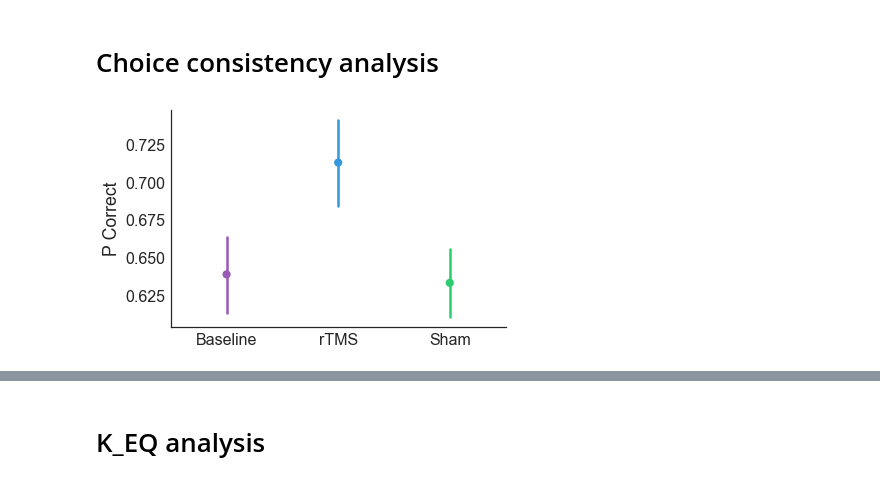
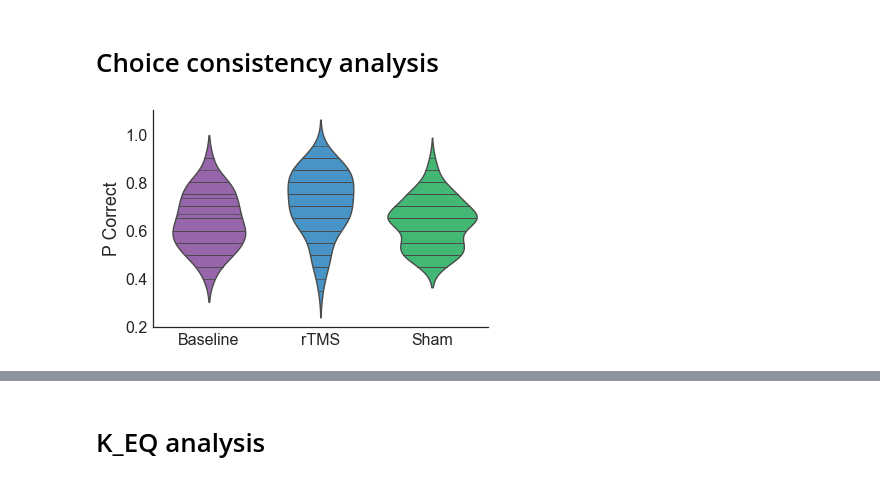
Before and after one commit to iancballard/tms_discounting, a Jupyter notebook: analyze_data.ipynb, the cells around one changed output, grey strips where cells are left out. Cells and saved outputs as stored; diff of their text form; code cells hidden in the pictures.

```diff
--- a/analyze_data.ipynb
+++ b/analyze_data.ipynb
@@ -796,25 +779,28 @@ results_df = results_df.reset_index()
 # %%
 tms_map = {'Pre':'Baseline', 'Sham':'Sham', 'TMS':'rTMS'}
 results_df['tms_fig'] = [tms_map[x] for x in results_df['tms']]
 exp_map = {'Ctrl':'Control', 'Hidden Zero':'Hidden Zero', 'Magnitude':'Magnitude'}
 results_df['exp_fig'] = [exp_map[x] for x in results_df['exp']]
+results_df['p_corr_within'] = results_df.groupby('sub').p_corr.transform(remove_intercept_variance,
+                                                                  results_df.p_corr.mean())
 
 sns.set_context('paper',font_scale = 2,rc={"figure.figsize": (14, 7)})
 sns.set_style("white")
-ax = sns.pointplot(x = 'tms_fig',
+ax = sns.violinplot(x = 'tms_fig',
             y = 'p_corr',
+            inner="stick",
 #             hue = 'exp_fig',
 #             order = ['Baseline','Sham','rTMS'],
             data = results_df,
             dodge = .05,
             palette = flatui,
             kwargs = {'error_kw':dict(ecolor='gray')})
 sns.despine()
 plt.ylabel('P Correct')
 plt.xlabel('')
 # l = ax.legend()
 # l.set_title('')
 plt.legend(bbox_to_anchor=(.9, .7), loc=2, borderaxespad=0.)
 plt.savefig(op.abspath('p_correct.png'), dpi = 600, bbox_inches = 'tight')
 # %% [output]
-[figure, old version]
+[figure, new version]
```
Also changed, not shown: parts of 13 cells of this notebook.
